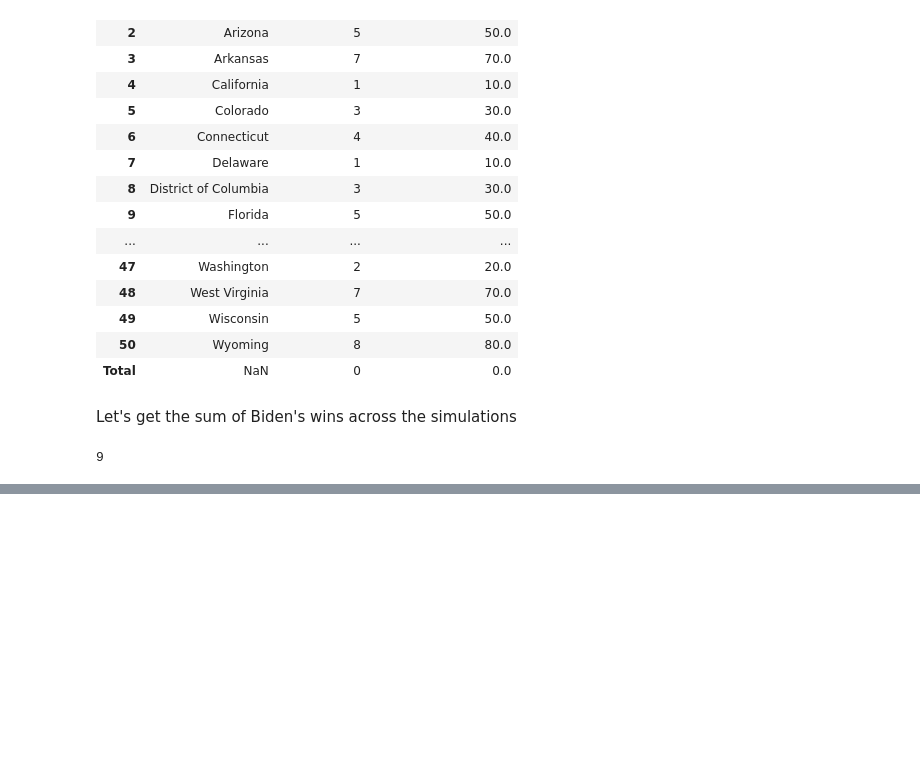
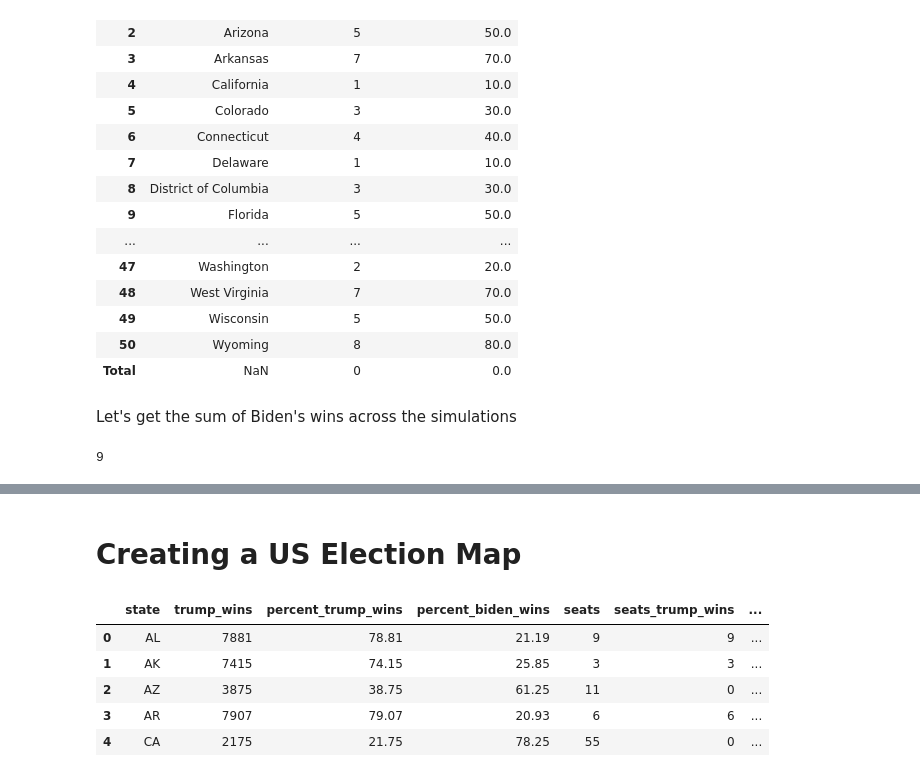
Before and after one commit to rkfd/ds-ai-for-business, a Jupyter notebook: Predicting-the-US-2020-Election/predicting-the-us-2020-election.ipynb, the cells around one changed output, grey strips where cells are left out. Cells and saved outputs as stored; diff of their text form; code cells hidden in the pictures; blank space fills up the shorter version.

```diff
--- a/Predicting-the-US-2020-Election/predicting-the-us-2020-election.ipynb
+++ b/Predicting-the-US-2020-Election/predicting-the-us-2020-election.ipynb
@@ -669,0 +776,71 @@ res.loc['Total'][res.loc['Total'] > 270.0].count()
+# %% [markdown]
+# Creating a US Election Map
+# %%
+us_state_abbrev = {
+    'Alabama': 'AL',
+    'Alaska': 'AK',
+    'American Samoa': 'AS',
+    'Arizona': 'AZ',
+    'Arkansas': 'AR',
+    'California': 'CA',
+    'Colorado': 'CO',
+    'Connecticut': 'CT',
+    'Delaware': 'DE',
+    'District of Columbia': 'DC',
+    'Florida': 'FL',
+    'Georgia': 'GA',
+    'Guam': 'GU',
+    'Hawaii': 'HI',
+    'Idaho': 'ID',
+    'Illinois': 'IL',
+    'Indiana': 'IN',
+    'Iowa': 'IA',
+    'Kansas': 'KS',
+    'Kentucky': 'KY',
+    'Louisiana': 'LA',
+    'Maine': 'ME',
+    'Maryland': 'MD',
+    'Massachusetts': 'MA',
+    'Michigan': 'MI',
+    'Minnesota': 'MN',
+    'Mississippi': 'MS',
+    'Missouri': 'MO',
+    'Montana': 'MT',
+    'Nebraska': 'NE',
+    'Nevada': 'NV',
+    'New Hampshire': 'NH',
+    'New Jersey': 'NJ',
+    'New Mexico': 'NM',
+    'New York': 'NY',
+    'North Carolina': 'NC',
+    'North Dakota': 'ND',
+    'Northern Mariana Islands':'MP',
+    'Ohio': 'OH',
+    'Oklahoma': 'OK',
+    'Oregon': 'OR',
+    'Pennsylvania': 'PA',
+    'Puerto Rico': 'PR',
+    'Rhode Island': 'RI',
+    'South Carolina': 'SC',
+    'South Dakota': 'SD',
+    'Tennessee': 'TN',
+    'Texas': 'TX',
+    'Utah': 'UT',
+    'Vermont': 'VT',
+    'Virgin Islands': 'VI',
+    'Virginia': 'VA',
+    'Washington': 'WA',
+    'West Virginia': 'WV',
+    'Wisconsin': 'WI',
+    'Wyoming': 'WY'
+}
+
+res_summary = res_summary.replace({'state': us_state_abbrev})
+res_summary.head()
+# %% [output]
+|  | state | trump_wins | percent_trump_wins | percent_biden_wins | seats | seats_trump_wins | ... |
+| 0 | AL | 7881 | 78.81 | 21.19 | 9 | 9 | ... |
+| 1 | AK | 7415 | 74.15 | 25.85 | 3 | 3 | ... |
+| 2 | AZ | 3875 | 38.75 | 61.25 | 11 | 0 | ... |
+| 3 | AR | 7907 | 79.07 | 20.93 | 6 | 6 | ... |
+| 4 | CA | 2175 | 21.75 | 78.25 | 55 | 0 | ... |
```
Also changed, not shown: parts of 8 cells of this notebook.
